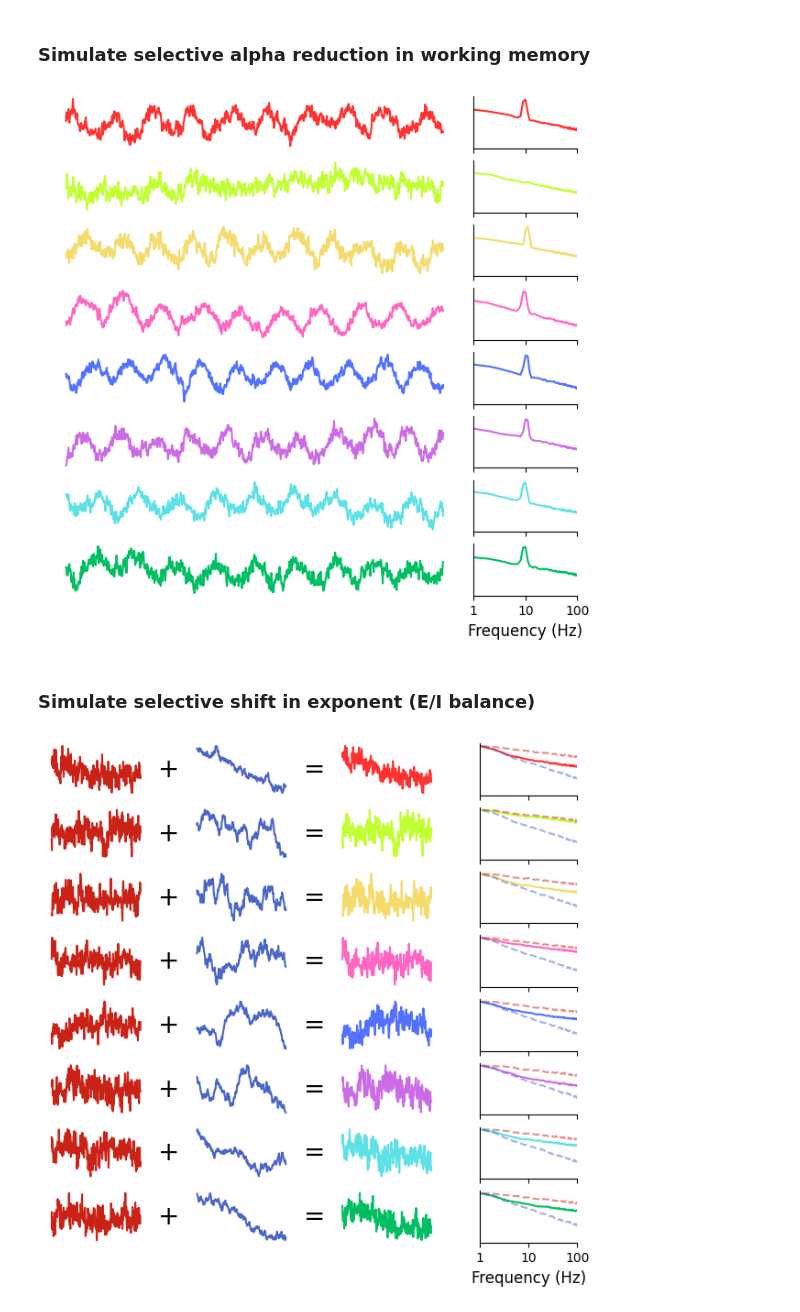
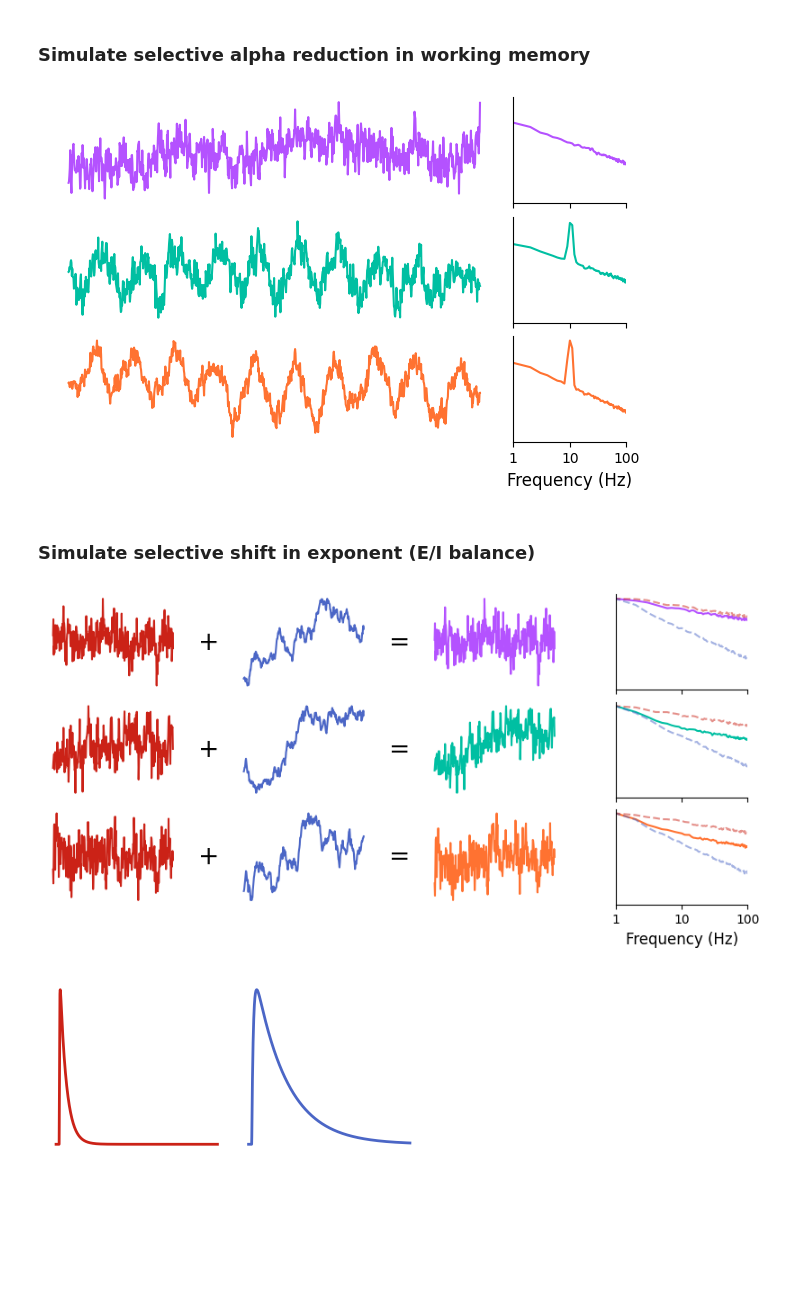
Before and after one commit to voytekresearch/alpha_aperiodic_wm, a Jupyter notebook: code/figs.ipynb, the cells around one changed output. Drawn from its saved outputs; the diff is of its cells as text; code cells hidden in the pictures; blank space fills up the shorter version.

```diff
--- a/code/figs.ipynb
+++ b/code/figs.ipynb
@@ -324,7 +321,7 @@ plt.savefig("../figs/complex_stim.pdf", dpi=300, bbox_inches="tight")
 ### Simulate selective alpha reduction in working memory
 # %%
 # Simulation for alpha WM
-n_populations = 8
+n_populations = 3
 alpha_wm_sigs = [
     sim_powerlaw(n_seconds, fs, exp + 0.4 * np.random.rand() - 0.2)
     + amp
@@ -341,7 +338,7 @@ alpha_wm_psds = [
 ]
 
 # Make figure
-fig = plt.figure(constrained_layout=True, figsize=(6, 6))
+fig = plt.figure(constrained_layout=True, figsize=(6, 4))
 gs = fig.add_gridspec(n_populations, 5)
 psd_ax1 = fig.add_subplot(gs[0, -1])
 for i, (sig, (freqs, psd), c) in enumerate(
@@ -373,7 +370,7 @@ for i, (sig, (freqs, psd), c) in enumerate(
 
 plt.savefig("../figs/alpha_wm.pdf", dpi=300, bbox_inches="tight")
 # %% [output]
-[figure, old version]
+[figure, new version]
 # %% [markdown]
 ### Simulate selective shift in exponent (E/I balance)
 # %%
@@ -385,7 +382,7 @@ exp_sigs = [
 ]
 
 # Make figure
-fig = plt.figure(constrained_layout=True, figsize=(6, 6))
+fig = plt.figure(constrained_layout=True, figsize=(8, 4))
 gs = fig.add_gridspec(n_populations, 15)
 psd_ax1 = fig.add_subplot(gs[0, -3:])
 for i, (sig, e_sig, i_sig, c) in enumerate(
@@ -449,4 +446,48 @@ for i, (sig, e_sig, i_sig, c) in enumerate(
 
 plt.savefig("../figs/exp.pdf", dpi=300, bbox_inches="tight")
 # %% [output]
-[figure, old version]
+[figure, new version]
+# %%
+import numpy as np
+import matplotlib.pyplot as plt
+from matplotlib.gridspec import GridSpec
+
+
+def double_exponential(t, tau_rise, tau_decay):
+    """Causal double exponential function normalized to peak at 1."""
+    g = np.exp(-t / tau_decay) - np.exp(-t / tau_rise)
+    g[t < 0] = 0  # Ensure causality
+    if np.max(g) != 0:
+        g /= np.max(g)
+    return g
+
+
+# Time vector (ms)
+t = np.linspace(-1, 50, 1000)
+
+# Time constants
+tau_rise_ampa, tau_decay_ampa = 0.1, 2.0
+tau_rise_gabaa, tau_decay_gabaa = 0.5, 10.0
+
+# Generate profiles
+g_ampa = double_exponential(t, tau_rise_ampa, tau_decay_ampa)
+g_gabaa = double_exponential(t, tau_rise_gabaa, tau_decay_gabaa)
+
+# Set up figure with gridspec
+fig = plt.figure(figsize=(4, 2))
+gs = GridSpec(nrows=1, ncols=2)
+
+# AMPA subplot
+ax1 = fig.add_subplot(gs[0])
+ax1.plot(t, g_ampa, label="AMPA (0.1/2 ms)", color=e_color, linewidth=2)
+ax1.axis("off")
+
+# GABA_A subplot
+ax2 = fig.add_subplot(gs[1])
+ax2.plot(t, g_gabaa, label="GABA_A (0.5/10 ms)", color=i_color, linewidth=2)
+ax2.axis("off")
+
+plt.tight_layout()
+plt.savefig("../figs/psp.pdf", dpi=300, bbox_inches="tight")
+# %% [output]
+[figure, added]
```
Also changed, not shown: parts of 9 cells of this notebook.
